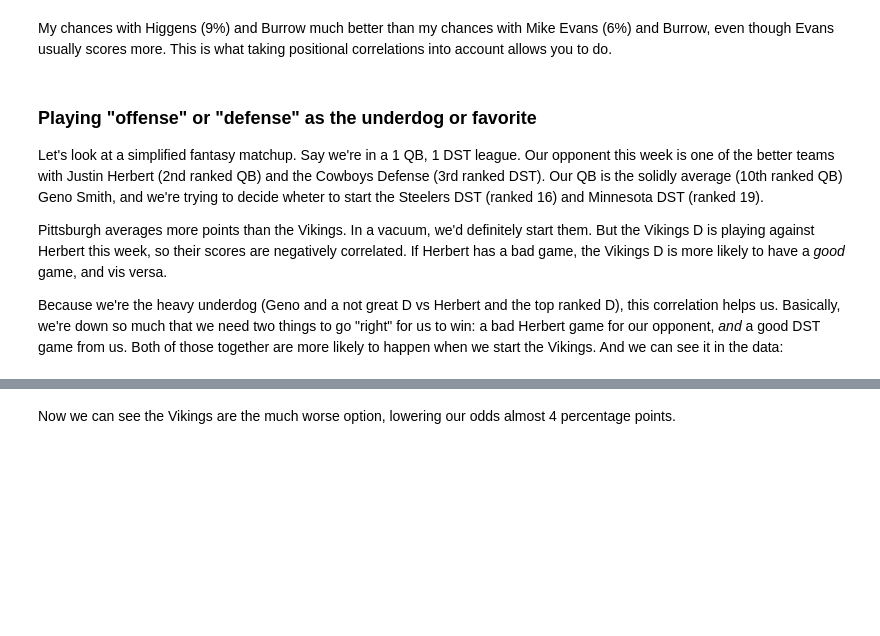
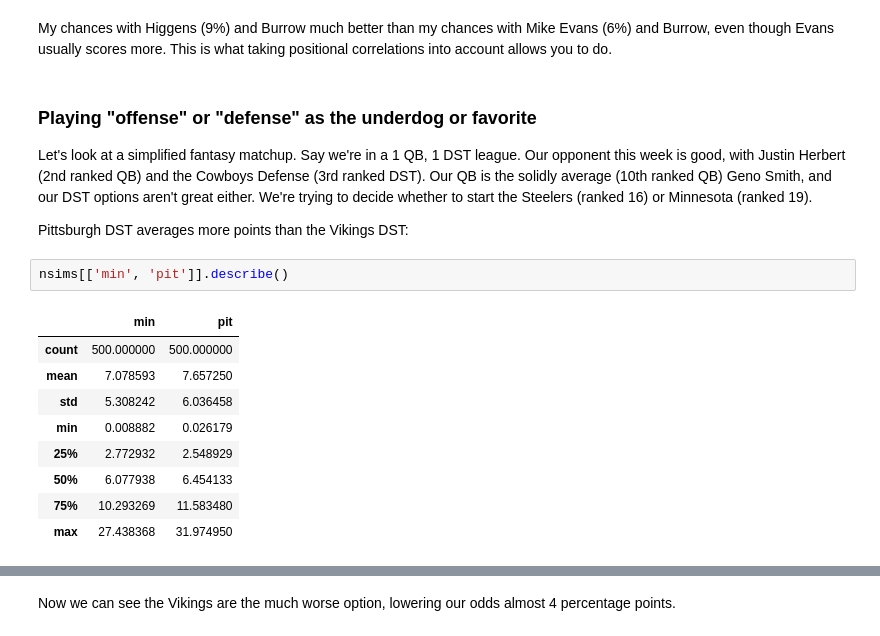
Before and after one commit to nathanbraun/fantasy-monte-carlo, a Jupyter notebook: fantasy-monte-carlo.ipynb, the cells around one changed output, grey strips where cells are left out. Saved outputs shown, nothing was run; the diff lists cells and outputs as text; blank space fills up the shorter version.

```diff
--- a/fantasy-monte-carlo.ipynb
+++ b/fantasy-monte-carlo.ipynb
@@ -573,8 +591,18 @@ np.float64(0.09)
 My chances with Higgens (9%) and Burrow much better than my chances with Mike Evans (6%) and Burrow, even though Evans usually scores more. This is what taking positional correlations into account allows you to do.
 # %% [markdown]
 ### Playing "offense" or "defense" as the underdog or favorite
-Let's look at a simplified fantasy matchup. Say we're in a 1 QB, 1 DST league. Our opponent this week is one of the better teams with Justin Herbert (2nd ranked QB) and the Cowboys Defense (3rd ranked DST).  Our QB is the solidly average (10th ranked QB) Geno Smith, and we're trying to decide wheter to start the Steelers DST (ranked 16) and Minnesota DST (ranked 19).
+Let's look at a simplified fantasy matchup. Say we're in a 1 QB, 1 DST league. Our opponent this week is good, with Justin Herbert (2nd ranked QB) and the Cowboys Defense (3rd ranked DST).  Our QB is the solidly average (10th ranked QB) Geno Smith, and our DST options aren't great either. We're trying to decide whether to start the Steelers (ranked 16) or Minnesota (ranked 19).
 
-Pittsburgh averages more points than the Vikings. In a vacuum, we'd definitely start them. But the Vikings D is playing against Herbert this week, so their scores are negatively correlated. If Herbert has a bad game, the Vikings D is more likely to have a *good* game, and vis versa.
-
-Because we're the heavy underdog (Geno and a not great D vs Herbert and the top ranked D), this correlation helps us. Basically, we're down so much that we need two things to go "right" for us to win: a bad Herbert game for our opponent, *and* a good DST game from us. Both of those together are more likely to happen when we start the Vikings. And we can see it in the data:
+Pittsburgh DST averages more points than the Vikings DST:
+# %%
+nsims[['min', 'pit']].describe()
+# %% [output]
+|  | min | pit |
+| count | 500.000000 | 500.000000 |
+| mean | 7.078593 | 7.657250 |
+| std | 5.308242 | 6.036458 |
+| min | 0.008882 | 0.026179 |
+| 25% | 2.772932 | 2.548929 |
+| 50% | 6.077938 | 6.454133 |
+| 75% | 10.293269 | 11.583480 |
+| max | 27.438368 | 31.974950 |
```
Also changed, not shown: parts of 22 cells of this notebook.
